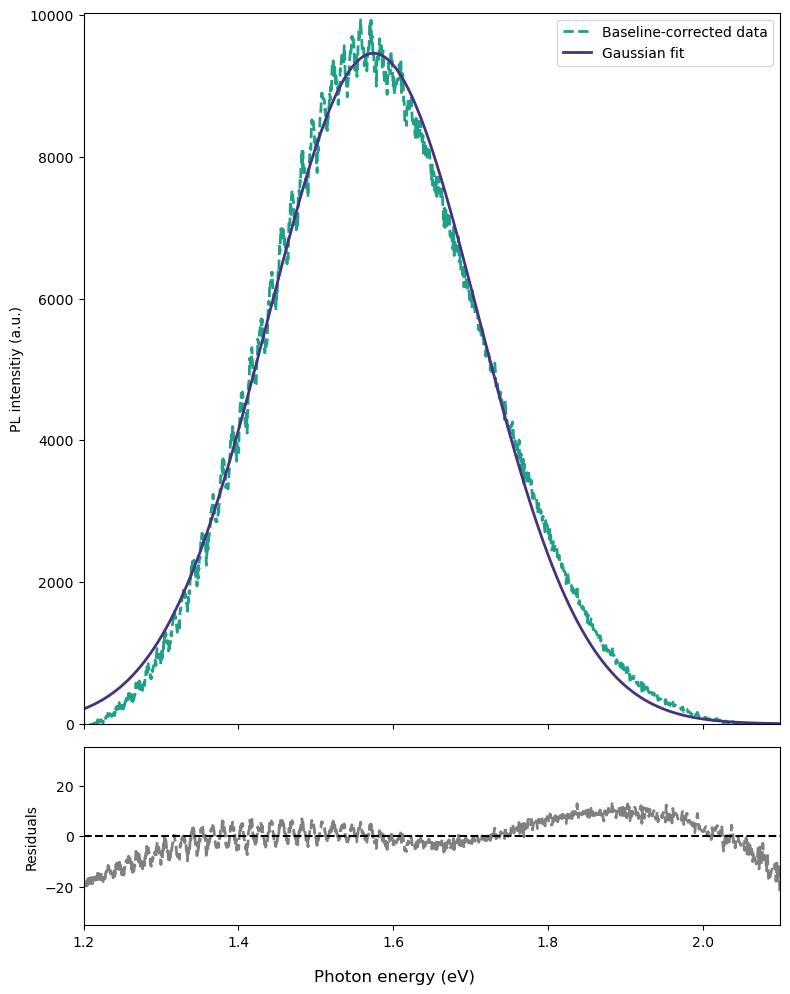
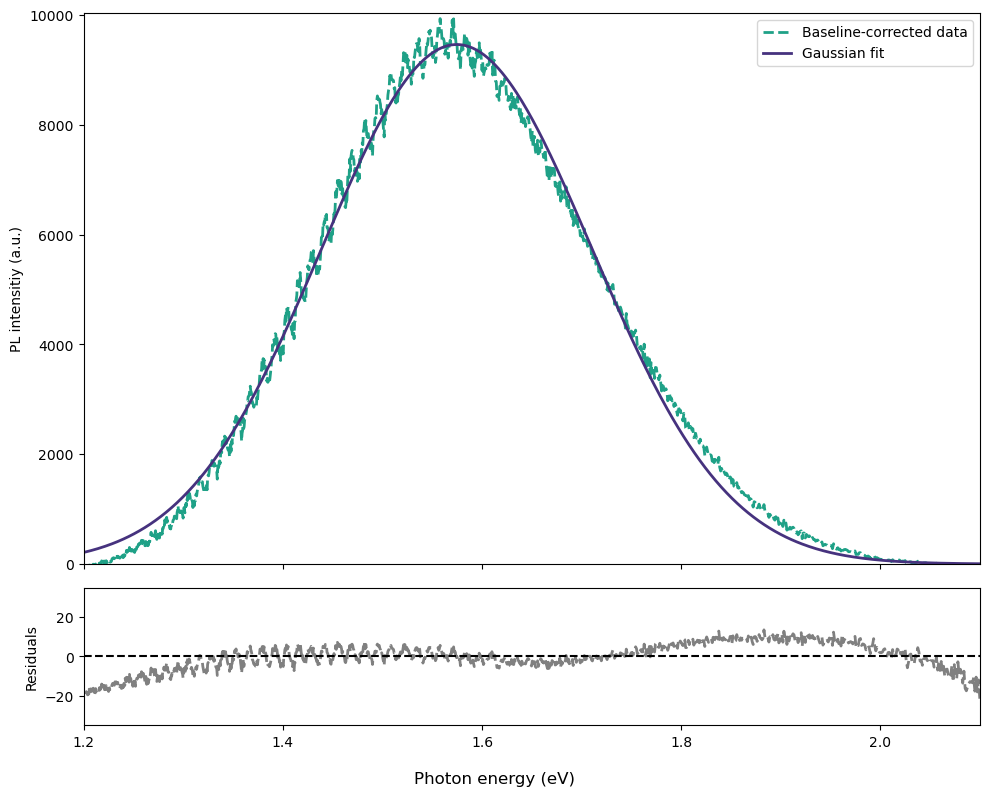
The notebook cell's code change between the first figure and the second:
--- before
+++ after
@@ -92,6 +92,6 @@
     #### try again
     fig, (ax1, ax2) = plt.subplots(2, sharex=True, gridspec_kw={'height_ratios': [4, 1]})
-    fig.set_figwidth(8)
-    fig.set_figheight(10)
+    fig.set_figwidth(10)
+    fig.set_figheight(8)
     ax1.plot(x, y, lw=2,ls="--", color= (0.122312, 0.633153, 0.530398), label="Baseline-corrected data")
     ax1.plot(x_fit, peak_1,  lw=2, ls="-", color= (0.275191, 0.194905, 0.496005), label='Gaussian fit')
@@ -110,5 +110,5 @@
     # sns.scatterplot(y=residuals, x=x)
     # plt.axhline(y=0, color='r', linestyle='--')
-    #plt.savefig(f"figs/gauss_fit_{power}_mW.png", dpi=600, format="png")
+    plt.savefig(f"figs/gauss_fit_{power}_mW.png", dpi=600, format="png")
     plt.show()
 

Commit: M